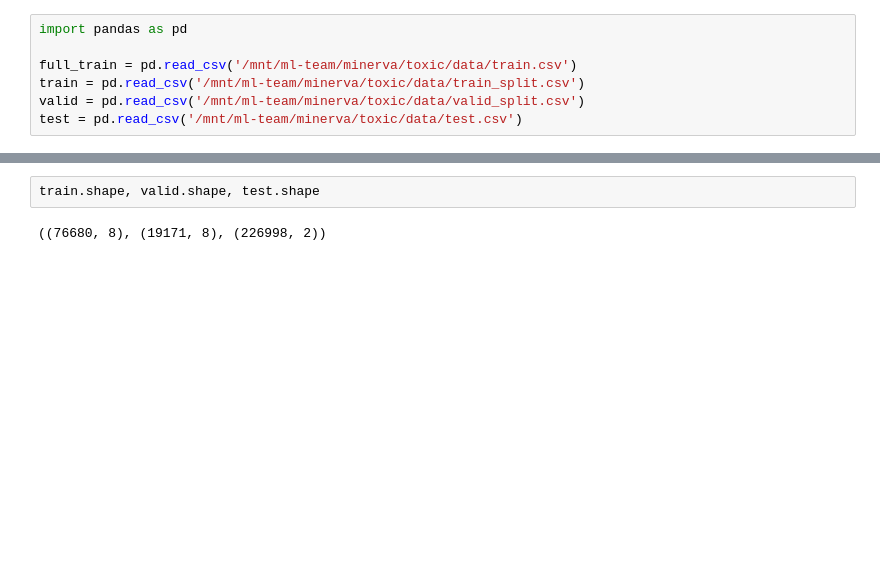
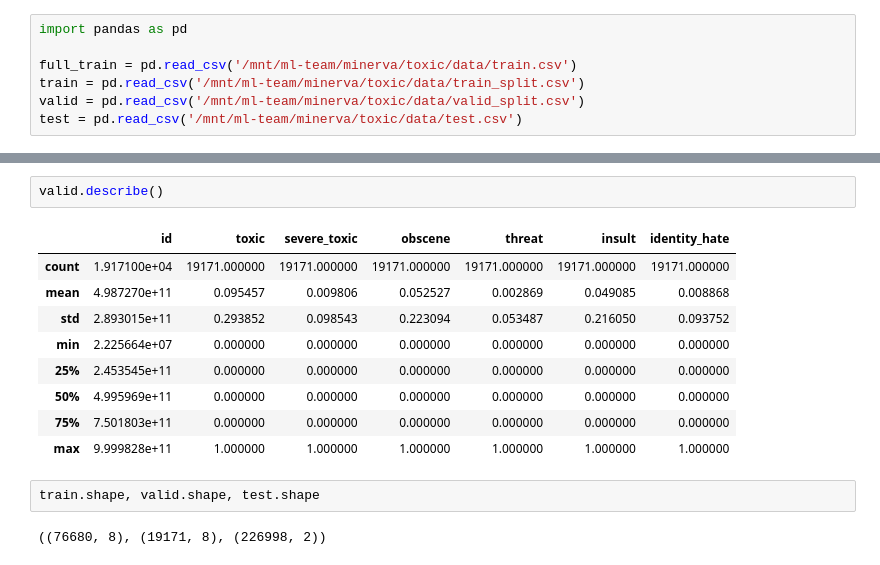
Before and after one commit to minerva-ml/open-solution-toxic-comments, a Jupyter notebook: devbook.ipynb, the cells around one changed output, grey strips where cells are left out. Cells and saved outputs as stored; diff of their text form; blank space fills up the shorter version.

```diff
--- a/devbook.ipynb
+++ b/devbook.ipynb
@@ -8,3 +20,15 @@ test = pd.read_csv('/mnt/ml-team/minerva/toxic/data/test.csv')
+# %%
+valid.describe()
+# %% [output]
+|  | id | toxic | severe_toxic | obscene | threat | insult | identity_hate |
+| count | 1.917100e+04 | 19171.000000 | 19171.000000 | 19171.000000 | 19171.000000 | 19171.000000 | 19171.000000 |
+| mean | 4.987270e+11 | 0.095457 | 0.009806 | 0.052527 | 0.002869 | 0.049085 | 0.008868 |
+| std | 2.893015e+11 | 0.293852 | 0.098543 | 0.223094 | 0.053487 | 0.216050 | 0.093752 |
+| min | 2.225664e+07 | 0.000000 | 0.000000 | 0.000000 | 0.000000 | 0.000000 | 0.000000 |
+| 25% | 2.453545e+11 | 0.000000 | 0.000000 | 0.000000 | 0.000000 | 0.000000 | 0.000000 |
+| 50% | 4.995969e+11 | 0.000000 | 0.000000 | 0.000000 | 0.000000 | 0.000000 | 0.000000 |
+| 75% | 7.501803e+11 | 0.000000 | 0.000000 | 0.000000 | 0.000000 | 0.000000 | 0.000000 |
+| max | 9.999828e+11 | 1.000000 | 1.000000 | 1.000000 | 1.000000 | 1.000000 | 1.000000 |
 # %%
 train.shape, valid.shape, test.shape
 # %% [output]
```
Also changed, not shown: parts of 1 cell of this notebook, 4 other files.
